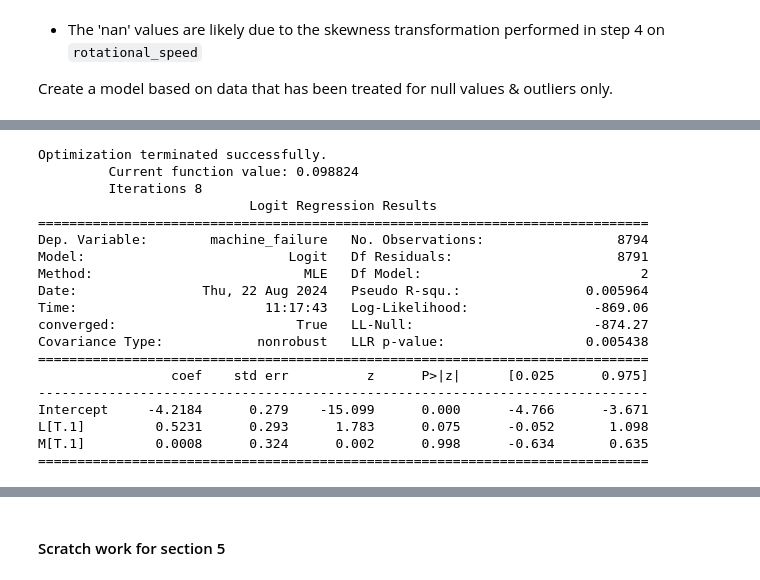
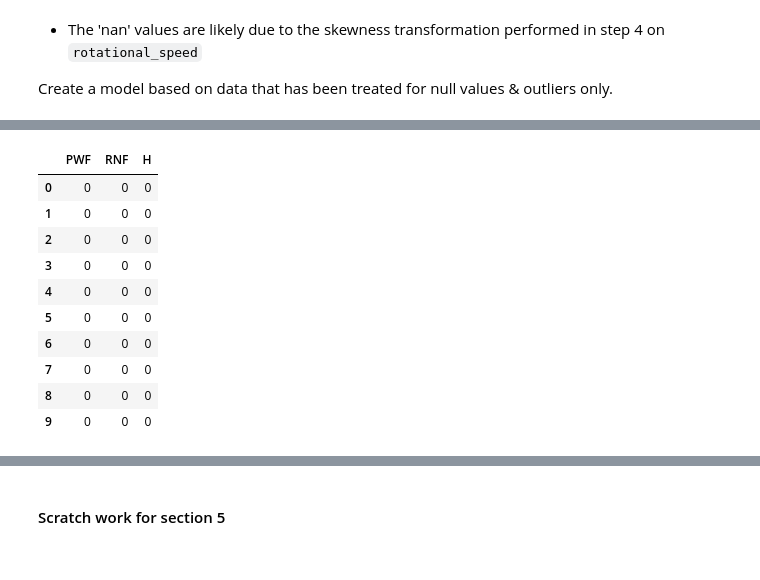
Before and after one commit to ManishKhurmi/exploratory-data-analysis---the-manufacturing-process768, a Jupyter notebook: Milestone_3 refactoring.ipynb, the cells around one changed output, grey strips where cells are left out. Cells and saved outputs as stored; diff of their text form; code cells hidden in the pictures.

```diff
--- a/Milestone_3 refactoring.ipynb
+++ b/Milestone_3 refactoring.ipynb
@@ -2291,23 +2444,17 @@ Checking for Collinearity: `L` vs `M`
+# %%
+failure_data_step_5_collinearity[['PWF','RNF','H']].head(10)
+# %% [output]
+|  | PWF | RNF | H |
+| 0 | 0 | 0 | 0 |
+| 1 | 0 | 0 | 0 |
+| 2 | 0 | 0 | 0 |
+| 3 | 0 | 0 | 0 |
+| 4 | 0 | 0 | 0 |
+| 5 | 0 | 0 | 0 |
+| 6 | 0 | 0 | 0 |
+| 7 | 0 | 0 | 0 |
+| 8 | 0 | 0 | 0 |
+| 9 | 0 | 0 | 0 |
 # %%
-log_model_L_and_M = smf.logit("machine_failure ~ L + M", failure_data_treating_outliers).fit()
-print(log_model_L_and_M.summary())
+# log_model_1 = smf.logit("machine_failure ~ PWF + RNF", failure_data_step_5_collinearity).fit()
+# print(log_model_1.summary())
-# %% [output]
-Optimization terminated successfully.
-         Current function value: 0.098824
-         Iterations 8
-                           Logit Regression Results
-==============================================================================
-Dep. Variable:        machine_failure   No. Observations:                 8794
-Model:                          Logit   Df Residuals:                     8791
-Method:                           MLE   Df Model:                            2
-Date:                Thu, 22 Aug 2024   Pseudo R-squ.:                0.005964
-Time:                        11:17:43   Log-Likelihood:                -869.06
-converged:                       True   LL-Null:                       -874.27
-Covariance Type:            nonrobust   LLR p-value:                  0.005438
-==============================================================================
-                 coef    std err          z      P>|z|      [0.025      0.975]
-------------------------------------------------------------------------------
-Intercept     -4.2184      0.279    -15.099      0.000      -4.766      -3.671
-L[T.1]         0.5231      0.293      1.783      0.075      -0.052       1.098
-M[T.1]         0.0008      0.324      0.002      0.998      -0.634       0.635
-==============================================================================
```
Also changed, not shown: parts of 36 cells of this notebook, 2 other files.
